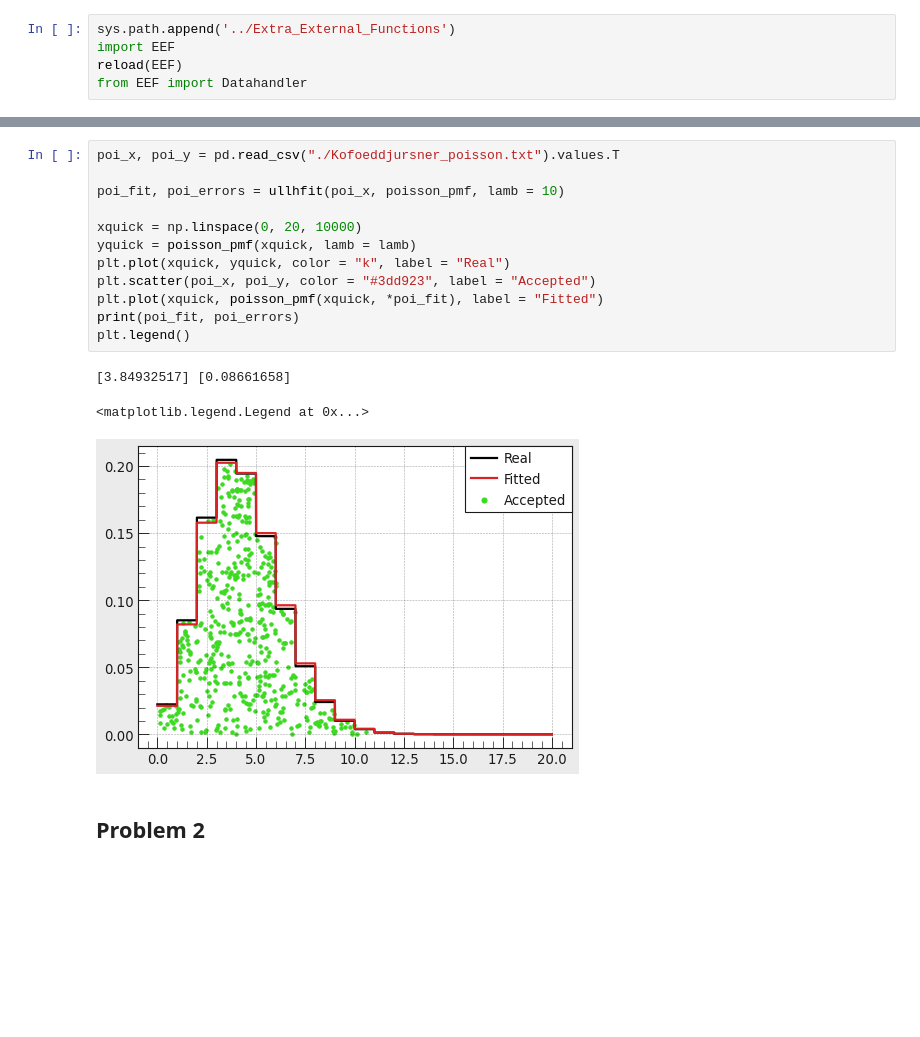
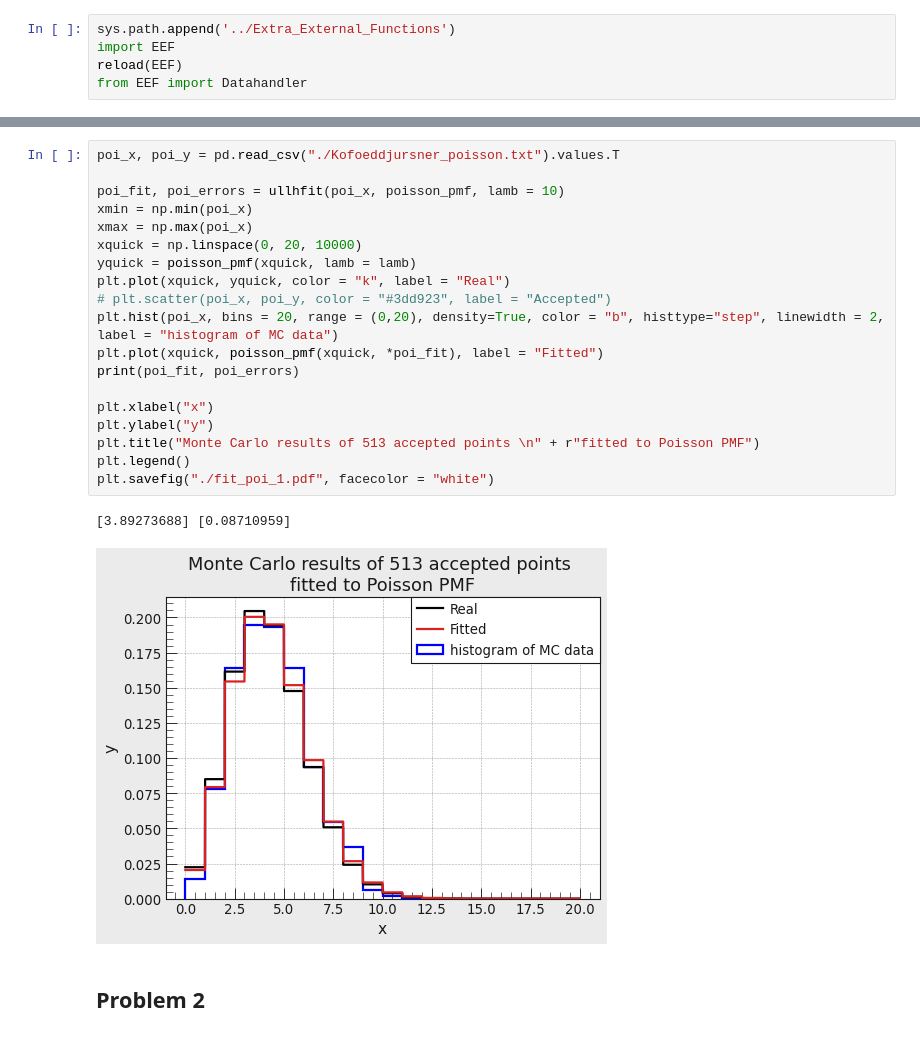
Before and after one commit to PhilKofoed/AMAS2023, a Jupyter notebook: Philip/Problemset2/Problemset2.ipynb, the cells around one changed output, grey strips where cells are left out. Saved outputs shown, nothing was run; the diff lists cells and outputs as text; blank space fills up the shorter version.

```diff
--- a/Philip/Problemset2/Problemset2.ipynb
+++ b/Philip/Problemset2/Problemset2.ipynb
@@ -328,19 +343,25 @@ plt.legend()
 # %%
 poi_x, poi_y = pd.read_csv("./Kofoeddjursner_poisson.txt").values.T
 
 poi_fit, poi_errors = ullhfit(poi_x, poisson_pmf, lamb = 10)
-
+xmin = np.min(poi_x)
+xmax = np.max(poi_x)
 xquick = np.linspace(0, 20, 10000)
 yquick = poisson_pmf(xquick, lamb = lamb)
 plt.plot(xquick, yquick, color = "k", label = "Real")
-plt.scatter(poi_x, poi_y, color = "#3dd923", label = "Accepted")
+# plt.scatter(poi_x, poi_y, color = "#3dd923", label = "Accepted")
+plt.hist(poi_x, bins = 20, range = (0,20), density=True, color = "b", histtype="step", linewidth = 2, label = "histogram of MC data")
 plt.plot(xquick, poisson_pmf(xquick, *poi_fit), label = "Fitted")
 print(poi_fit, poi_errors)
+
+plt.xlabel("x")
+plt.ylabel("y")
+plt.title("Monte Carlo results of 513 accepted points \n" + r"fitted to Poisson PMF")
 plt.legend()
+plt.savefig("./fit_poi_1.pdf", facecolor = "white")
 # %% [output]
-[3.84932517] [0.08661658]
+[3.89273688] [0.08710959]
-<matplotlib.legend.Legend at 0x...>
-[figure, old version]
+[figure, new version]
 # %% [markdown]
 ## Problem 2
 # %%
```
Also changed, not shown: parts of 20 cells of this notebook, 7 other files.
